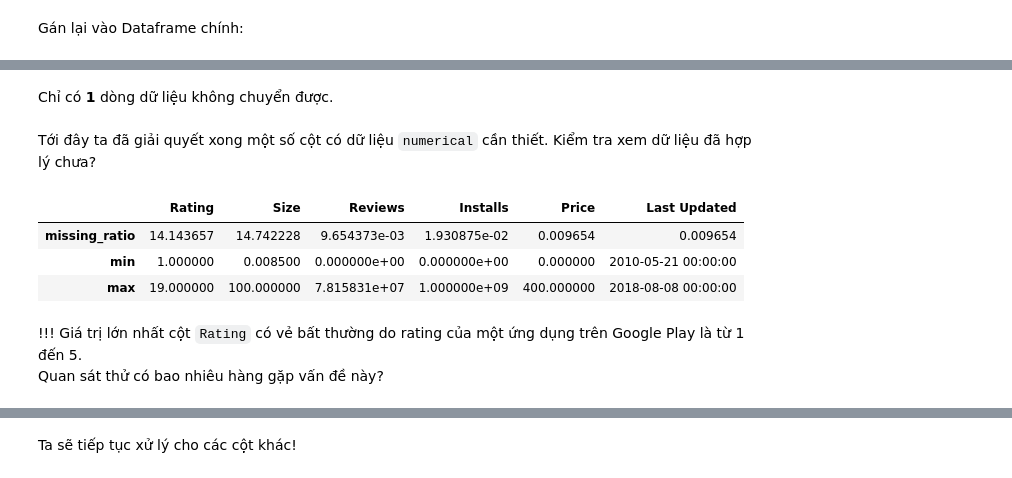
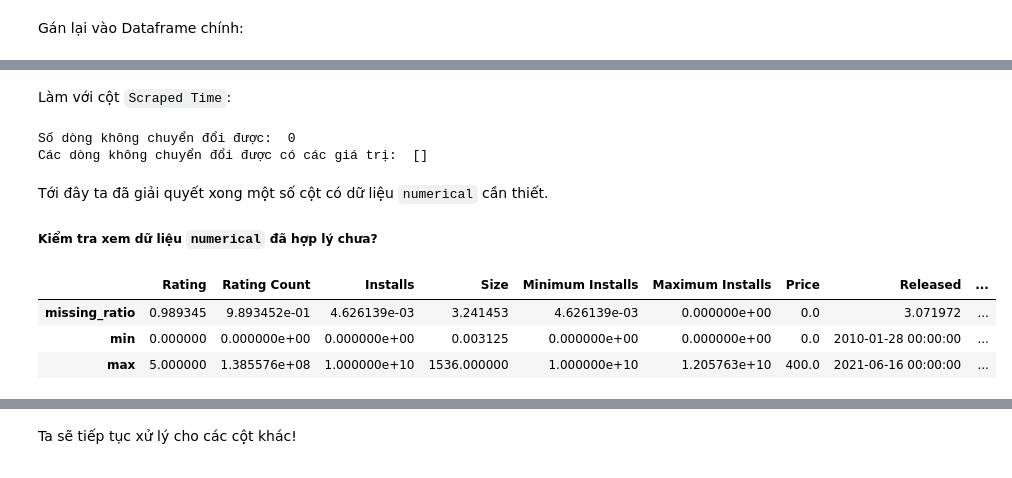
Before and after one commit to ldtpvince/P4DS_FINAL_PJ, a Jupyter notebook: 18120143-18120512.ipynb, the cells around one changed output, grey strips where cells are left out. Drawn from its saved outputs; the diff is of its cells as text; code cells hidden in the pictures.

```diff
--- a/18120143-18120512.ipynb
+++ b/18120143-18120512.ipynb
@@ -230,3 +223 @@ Chỉ có **1** dòng dữ liệu bị lỗi.
-# %%
-gps_df['Price'] = pd.to_numeric(gps_df['Price'].str.replace("$","",regex=False),errors = 'coerce')
 # %% [markdown]
@@ -233,0 +236,2 @@ gps_df['Price'] = pd.to_numeric(gps_df['Price'].str.replace("$","",regex=False),
+# %%
+gps_df['Released'] = pd.to_datetime(gps_df['Released'], format = '%b %d, %Y', errors = 'coerce')
@@ -234,2 +247,2 @@ gps_df['Price'] = pd.to_numeric(gps_df['Price'].str.replace("$","",regex=False),
 # %%
-gps_df[pd.to_datetime(gps_df['Last Updated'], format = '%B %d, %Y', errors = 'coerce').isna()]
+gps_df['Last Updated'] = pd.to_datetime(gps_df['Last Updated'], format = '%b %d, %Y', errors = 'coerce')
@@ -239,18 +249,23 @@ gps_df[pd.to_datetime(gps_df['Last Updated'], format = '%B %d, %Y', errors = 'co
-# %% [markdown]
-Chỉ có **1** dòng dữ liệu không chuyển được.
+# %% [markdown]
+Làm với cột `Scraped Time`:
+# %%
+out_of_pattern_rows = pd.to_datetime(gps_df['Scraped Time'], format = '%Y-%m-%d %H:%M:%S', errors = 'coerce').isna()
+print("Số dòng không chuyển đổi được: ", len(gps_df[out_of_pattern_rows]))
+print("Các dòng không chuyển đổi được có các giá trị: ",gps_df[out_of_pattern_rows]['Scraped Time'].unique())
+# %% [output]
+Số dòng không chuyển đổi được:  0
+Các dòng không chuyển đổi được có các giá trị:  []
 # %%
-gps_df['Last Updated'] = pd.to_datetime(gps_df['Last Updated'], format = '%B %d, %Y', errors = 'coerce')
+gps_df['Scraped Time'] = pd.to_datetime(gps_df['Scraped Time'], format = '%Y-%m-%d %H:%M:%S', errors = 'coerce')
 # %% [markdown]
-Tới đây ta đã giải quyết xong một số cột có dữ liệu `numerical` cần thiết. Kiểm tra xem dữ liệu đã hợp lý chưa?
+Tới đây ta đã giải quyết xong một số cột có dữ liệu `numerical` cần thiết. <br>
+##### Kiểm tra xem dữ liệu `numerical` đã hợp lý chưa?
 # %%
-numerical_col_df = gps_df[['Rating','Size','Reviews','Installs','Price','Last Updated']]
+numerical_col_df = gps_df[['Rating', 'Rating Count', 'Installs', 'Size' ,'Minimum Installs', 'Maximum Installs', 'Price', 'Released', 'Last Updated', 'Scraped Time']]
 numerical_col_profiles_df = numerical_col_df.agg([missing_ratio, pd.Series.min, pd.Series.max])
 numerical_col_profiles_df
 # %% [output]
-|  | Rating | Size | Reviews | Installs | Price | Last Updated |
-| missing_ratio | 14.143657 | 14.742228 | 9.654373e-03 | 1.930875e-02 | 0.009654 | 0.009654 |
-| min | 1.000000 | 0.008500 | 0.000000e+00 | 0.000000e+00 | 0.000000 | 2010-05-21 00:00:00 |
-| max | 19.000000 | 100.000000 | 7.815831e+07 | 1.000000e+09 | 400.000000 | 2018-08-08 00:00:00 |
+|  | Rating | Rating Count | Installs | Size | Minimum Installs | Maximum Installs | Price | Released | ... |
+| missing_ratio | 0.989345 | 9.893452e-01 | 4.626139e-03 | 3.241453 | 4.626139e-03 | 0.000000e+00 | 0.0 | 3.071972 | ... |
+| min | 0.000000 | 0.000000e+00 | 0.000000e+00 | 0.003125 | 0.000000e+00 | 0.000000e+00 | 0.0 | 2010-01-28 00:00:00 | ... |
+| max | 5.000000 | 1.385576e+08 | 1.000000e+10 | 1536.000000 | 1.000000e+10 | 1.205763e+10 | 400.0 | 2021-06-16 00:00:00 | ... |
-# %% [markdown]
-!!! Giá trị lớn nhất cột `Rating` có vẻ bất thường do rating của một ứng dụng trên Google Play là từ 1 đến 5. <br>
-Quan sát thử có bao nhiêu hàng gặp vấn đề này?
```
Also changed, not shown: parts of 68 cells of this notebook, 4 other files.
